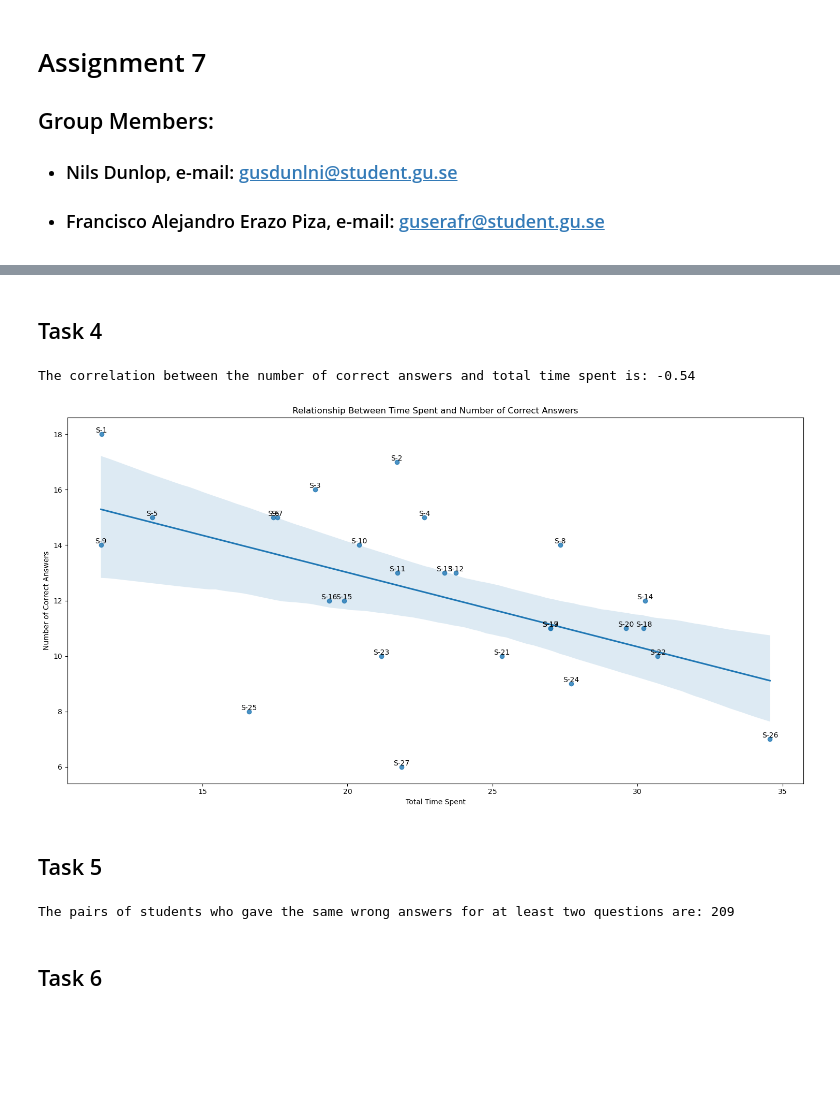
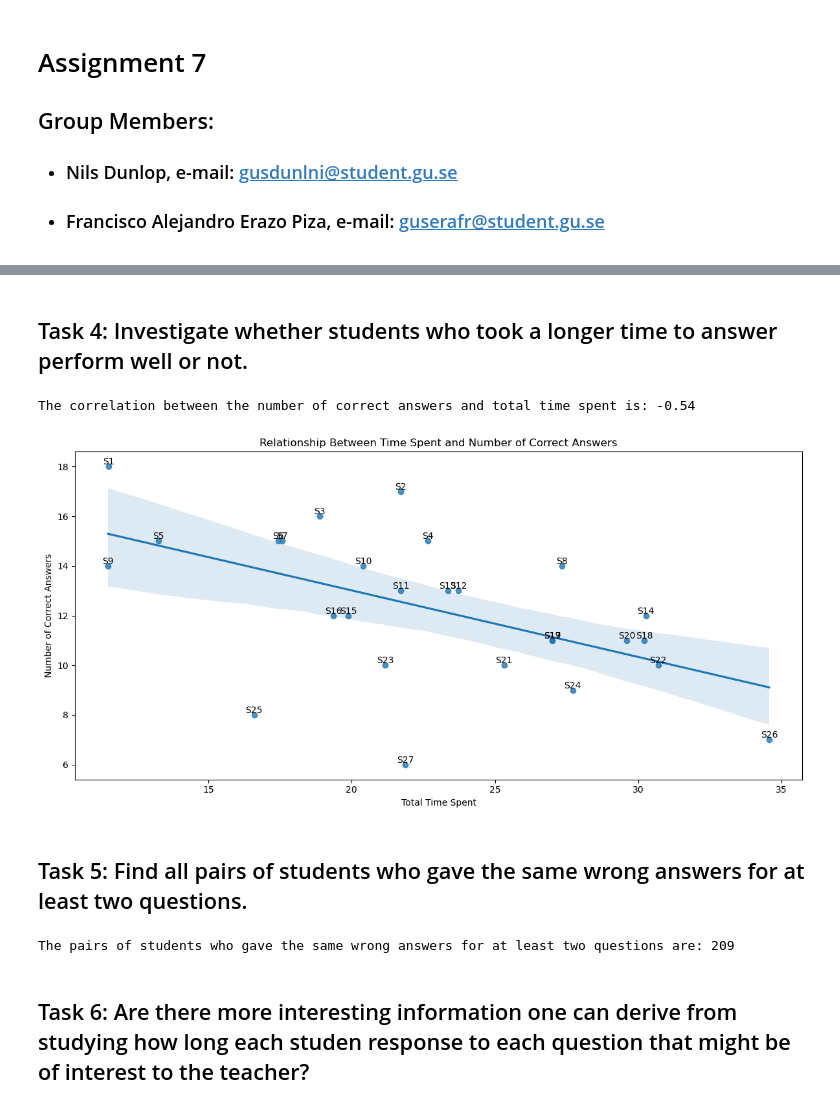
Before and after one commit to NilsDunlop/DIT376-Assignments, a Jupyter notebook: Assignment 7/Assignment 7.ipynb, the cells around one changed output, grey strips where cells are left out. Saved outputs shown, nothing was run; the diff lists cells and outputs as text; code cells hidden in the pictures; blank space fills up the shorter version.

```diff
--- a/Assignment 7/Assignment 7.ipynb
+++ b/Assignment 7/Assignment 7.ipynb
@@ -66,15 +69,16 @@ plt.show()
 merged_df['Time Launched'] = pd.to_datetime(merged_df['Time Launched'])
 merged_df['Submitted Date/Time'] = pd.to_datetime(merged_df['Submitted Date/Time'])
 
-# Calculate the time difference between the time launched and the time submitted
-merged_df['Time Spent'] = merged_df['Submitted Date/Time'] - merged_df['Time Launched']
+# Calculate the time difference between the time launched and the time submitted in minutes
+merged_df['Time Spent'] = (merged_df['Submitted Date/Time'] - merged_df['Time Launched'])
 
 idx = merged_df.groupby('User Name')['Time Spent'].idxmax()
 
 longest_times = merged_df.loc[idx]
+longest_times = longest_times.sort_values(by='Time Spent', ascending=False)
 
 # Plotting
-plt.figure(figsize=(15, 8))
+plt.figure(figsize=(12, 6))
 bars = plt.bar(longest_times.set_index('User Name')['Time Spent'].index, longest_times.set_index('User Name')['Time Spent'].dt.total_seconds()/60)
 plt.ylabel('Time Spent (minutes)')
 plt.xlabel('Student Name')
@@ -121,35 +126,35 @@ plot_max_avg_times(sorted_avg_times, 'Average Time Spent on Each Question', 'Ave
 # %% [markdown]
-## Task 4
+## Task 4: Investigate whether students who took a longer time to answer perform well or not.
 # %%
 # Calculate the total time spent by each student
 total_times = merged_df.groupby('User Name')['Time Spent'].sum()
 total_times = total_times.sort_values(ascending=False)
 
 total_times_df = total_times.reset_index()
 
 merged_scores_times = pd.merge(student_scores, total_times_df, on='User Name')
 
 merged_scores_times['Time Spent'] = merged_scores_times['Time Spent'].dt.total_seconds() / 60
 
 correlation = merged_scores_times['is_correct'].corr(merged_scores_times['Time Spent'])
 
 print(f"The correlation between the number of correct answers and total time spent is: {correlation:.2f}")
 
 # Visualize the relationship between total time spent and number of correct answers using a scatter plot with a regression line
-plt.figure(figsize=(15, 8))
+plt.figure(figsize=(12, 6))
 sns.regplot(x='Time Spent', y='is_correct', data=merged_scores_times)
 
 for i, row in merged_scores_times.iterrows():
-    plt.text(row['Time Spent'], row['is_correct'], 'S-'+str(i+1), ha='center', va='bottom')
+    plt.text(row['Time Spent'], row['is_correct'], 'S'+str(i+1), ha='center', va='bottom')
 
 plt.ylabel('Number of Correct Answers')
 plt.xlabel('Total Time Spent')
 plt.title('Relationship Between Time Spent and Number of Correct Answers')
 plt.tight_layout()
 plt.show()
 # %% [output]
 The correlation between the number of correct answers and total time spent is: -0.54
-[figure, old version]
+[figure, new version]
 # %% [markdown]
-## Task 5
+## Task 5: Find all pairs of students who gave the same wrong answers for at least two questions.
 # %%
@@ -173,7 +176,7 @@ print(f"The pairs of students who gave the same wrong answers for at least two q
 # %% [output]
 The pairs of students who gave the same wrong answers for at least two questions are: 209
 # %% [markdown]
-## Task 6
+## Task 6: Are there more interesting information one can derive from studying how long each studen response to each question that might be of interest to the teacher?
 # %%
 merged_df['Time Spent'] = (merged_df['Submitted Date/Time'] - merged_df['Time Launched']).dt.total_seconds()
 
```
Also changed, not shown: parts of 17 cells of this notebook.
